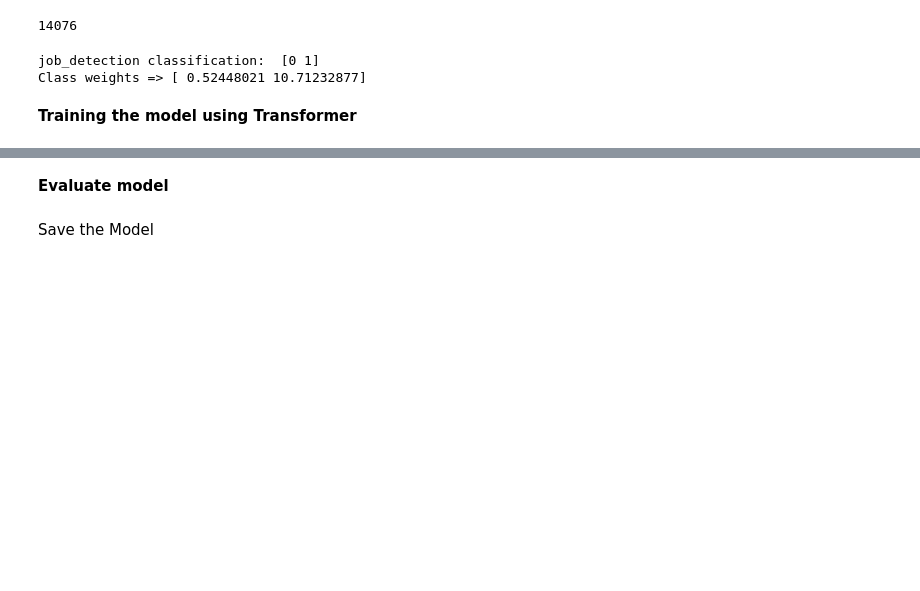
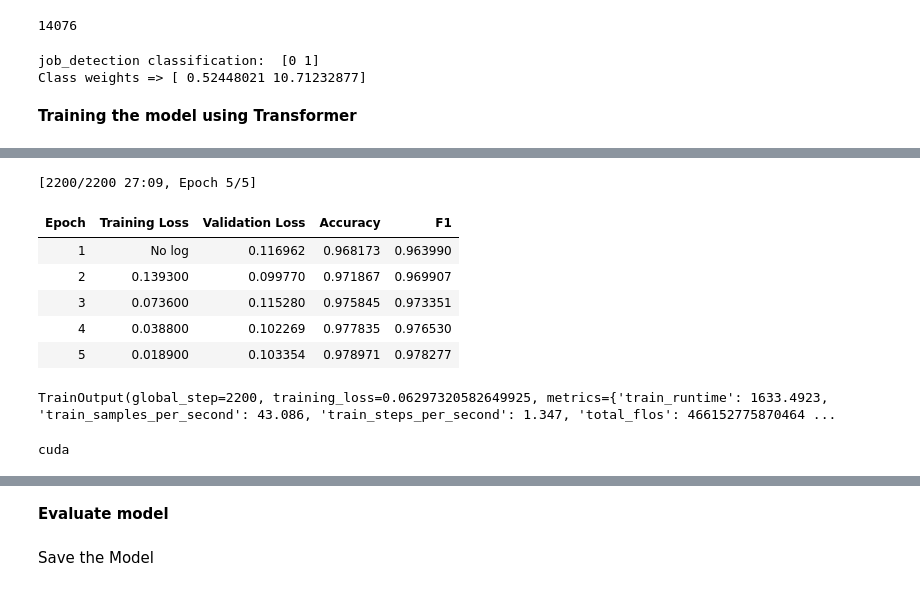
Before and after one commit to Michael-HK/Fake-Job-detection, a Jupyter notebook: fake_job_Detection.ipynb, the cells around one changed output, grey strips where cells are left out. Saved outputs shown, nothing was run; the diff lists cells and outputs as text; code cells hidden in the pictures; blank space fills up the shorter version.

```diff
--- a/fake_job_Detection.ipynb
+++ b/fake_job_Detection.ipynb
@@ -610,29 +653,42 @@ You should probably TRAIN this model on a down-stream task to be able to use it
 # %%
 ##========== using baseline trainer ===========================
 #===========args/parameters specification======================================
 
 training_args = TrainingArguments(output_dir="./base_results",
-                                  num_train_epochs=8,
+                                  num_train_epochs=5,
                                   learning_rate=2e-5,
                                   per_device_train_batch_size=batch_size,
                                   per_device_eval_batch_size=batch_size,
                                   load_best_model_at_end=True,
                                   metric_for_best_model="f1",
                                   logging_dir='./base_logs',
                                   weight_decay=0.01,
                                   evaluation_strategy="epoch",
                                   save_strategy="epoch",
                                   disable_tqdm=False)
 
 trainer_1 = Trainer(
     model=model,
     compute_metrics=compute_metrics,
     args=training_args,
     train_dataset=train_datasets,
     eval_dataset=val_datasets
 )
 
 
 trainer_1.train()
+# %% [output]
+[2200/2200 27:09, Epoch 5/5]
+| Epoch | Training Loss | Validation Loss | Accuracy | F1 |
+| 1 | No log | 0.116962 | 0.968173 | 0.963990 |
+| 2 | 0.139300 | 0.099770 | 0.971867 | 0.969907 |
+| 3 | 0.073600 | 0.115280 | 0.975845 | 0.973351 |
+| 4 | 0.038800 | 0.102269 | 0.977835 | 0.976530 |
+| 5 | 0.018900 | 0.103354 | 0.978971 | 0.978277 |
+TrainOutput(global_step=2200, training_loss=0.06297320582649925, metrics={'train_runtime': 1633.4923, 'train_samples_per_second': 43.086, 'train_steps_per_second': 1.347, 'total_flos': 466152775870464 ...
+# %%
+print(device)
+# %% [output]
+cuda
 # %%
 #==== using custom loss with class weights======================================
```
Also changed, not shown: parts of 9 cells of this notebook.
